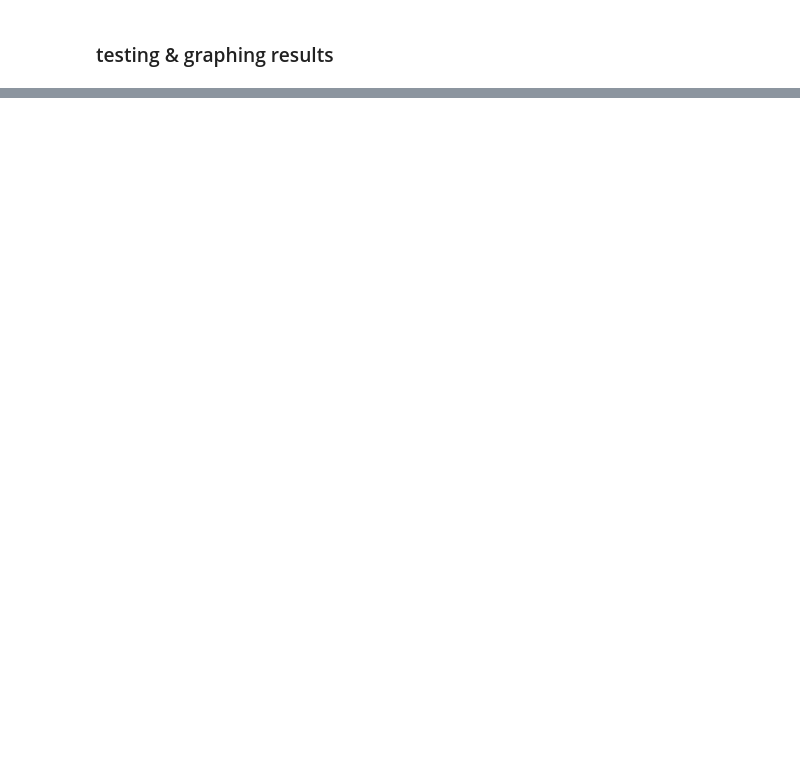
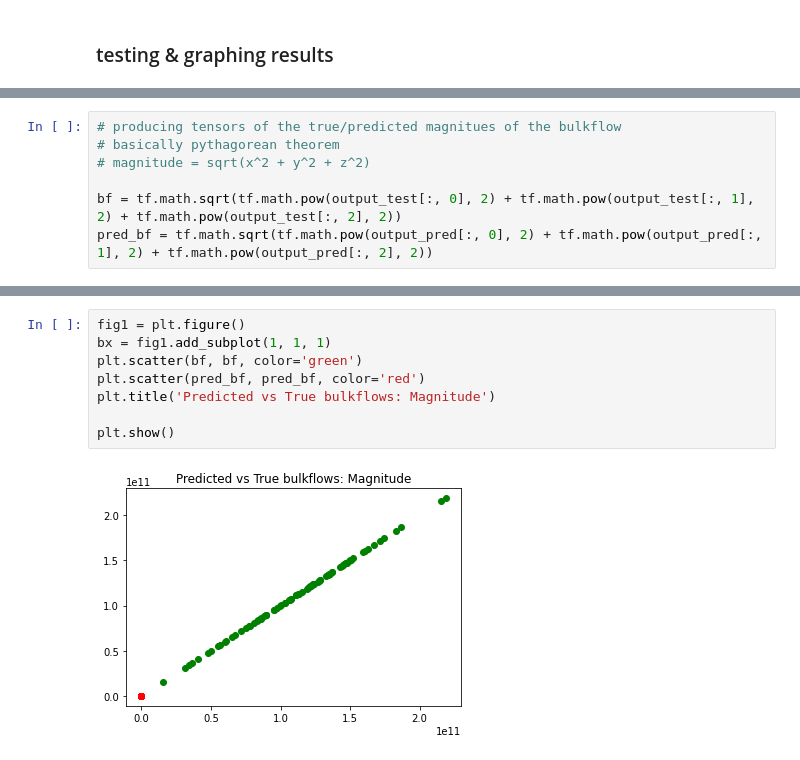
Before and after one commit to YaraAlShorman/Research-spring-22, a Jupyter notebook: Active_code/ML model for bulkflows.ipynb, the cells around one changed output, grey strips where cells are left out. Cells and saved outputs as stored; diff of their text form; blank space fills up the shorter version.

```diff
--- a/Active_code/ML model for bulkflows.ipynb
+++ b/Active_code/ML model for bulkflows.ipynb
@@ -192 +203,8 @@ output_pred = model0.predict(input_test)
+# %%
+# producing tensors of the true/predicted magnitues of the bulkflow
+# basically pythagorean theorem
+# magnitude = sqrt(x^2 + y^2 + z^2)
+
+bf = tf.math.sqrt(tf.math.pow(output_test[:, 0], 2) + tf.math.pow(output_test[:, 1], 2) + tf.math.pow(output_test[:, 2], 2))
+pred_bf = tf.math.sqrt(tf.math.pow(output_pred[:, 0], 2) + tf.math.pow(output_pred[:, 1], 2) + tf.math.pow(output_pred[:, 2], 2))
 # %%
@@ -215,0 +237,10 @@ plt.show()
+# %%
+fig1 = plt.figure()
+bx = fig1.add_subplot(1, 1, 1)
+plt.scatter(bf, bf, color='green')
+plt.scatter(pred_bf, pred_bf, color='red')
+plt.title('Predicted vs True bulkflows: Magnitude')
+
+plt.show()
+# %% [output]
+[figure, added]
```
Also changed, not shown: parts of 11 cells of this notebook, 2 other files.
